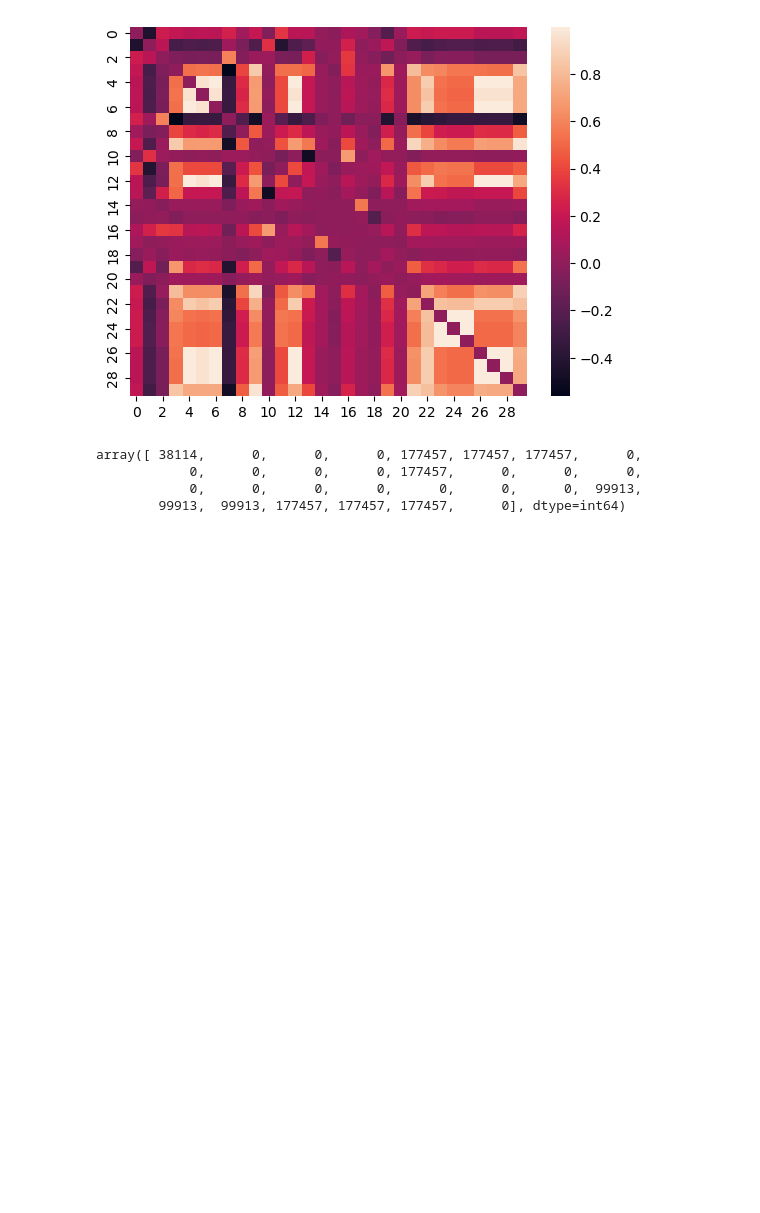
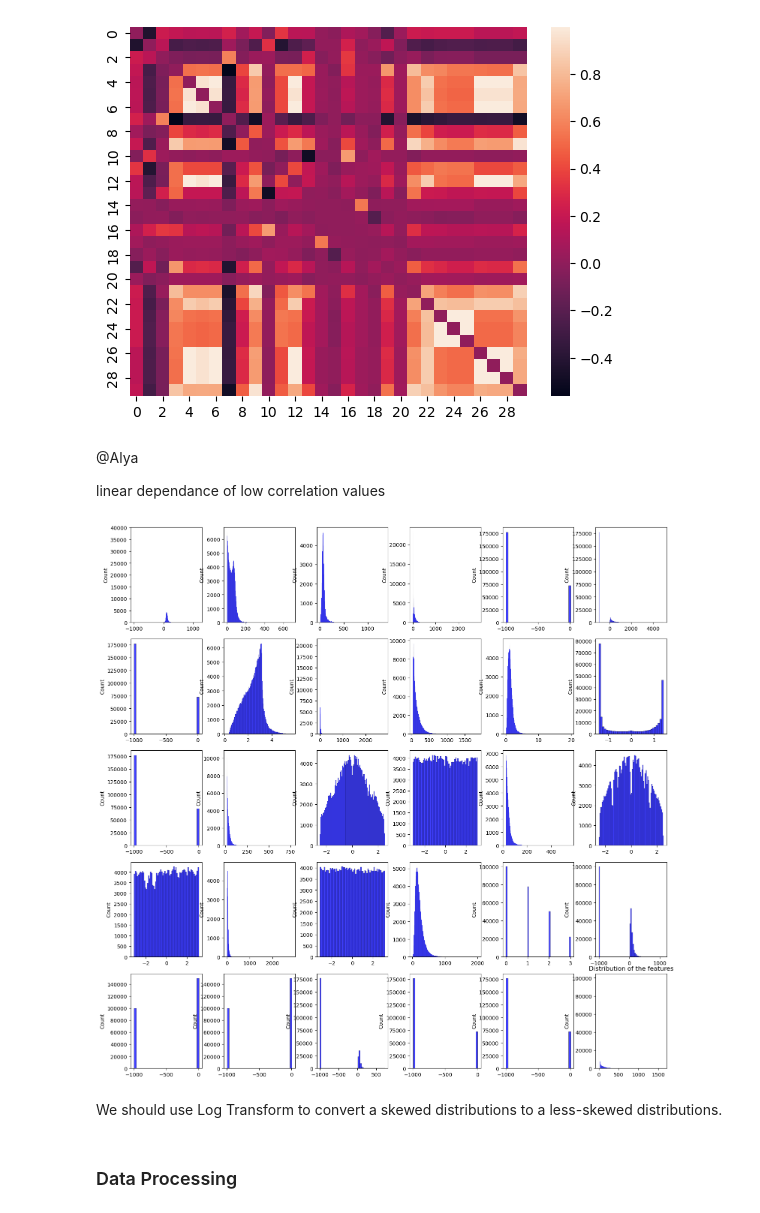
Before and after one commit to dariayakovchuk/ML_Higgs, a Jupyter notebook: project_higgs.ipynb, the cells around one changed output. Cells and saved outputs as stored; diff of their text form; code cells hidden in the pictures; blank space fills up the shorter version.

```diff
--- a/project_higgs.ipynb
+++ b/project_higgs.ipynb
@@ -28,9 +45,21 @@ sns.heatmap(corr);
 # %% [output]
 [figure]
-# %%
-np.count_nonzero(x == -999, axis = 0) #find the the columns which have undefined values
-# %% [output]
-array([ 38114,      0,      0,      0, 177457, 177457, 177457,      0,
-            0,      0,      0,      0, 177457,      0,      0,      0,
-            0,      0,      0,      0,      0,      0,      0,  99913,
-        99913,  99913, 177457, 177457, 177457,      0], dtype=int64)
+# %% [markdown]
+@Alya
+
+linear dependance of low correlation values
+# %%
+f, axes = plt.subplots(5, 6, figsize=(15, 15))
+f.tight_layout()
+for i, ax in zip(x.T, axes.flatten()):
+    scores = i
+    sns.histplot(scores, ax=ax, color='b')
+
+plt.title("Distribution of the features")
+plt.show();
+# %% [output]
+[figure, added]
+# %% [markdown]
+We should use Log Transform to convert a skewed distributions to a less-skewed distributions.
+# %% [markdown]
+### Data Processing
```
Also changed, not shown: parts of 22 cells of this notebook, 1 other file.
